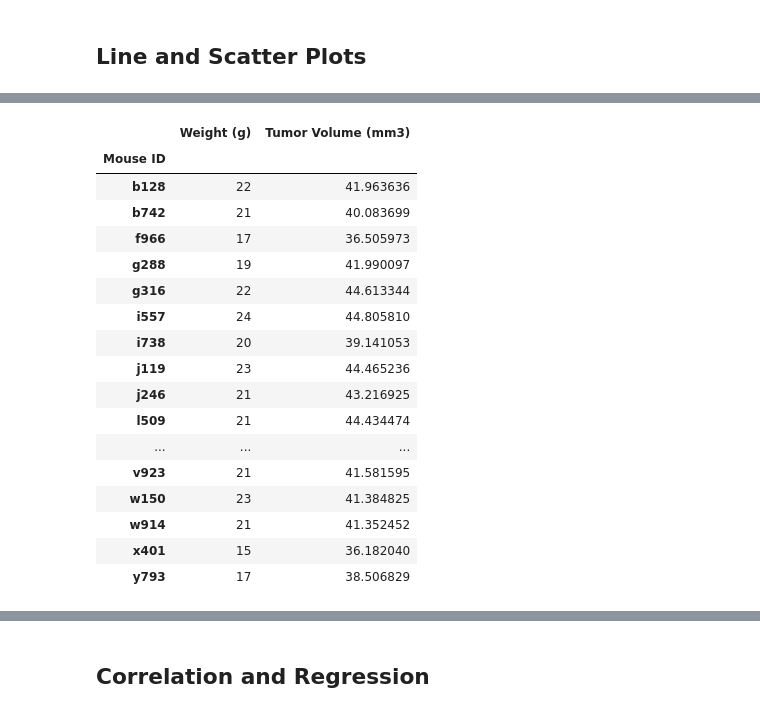
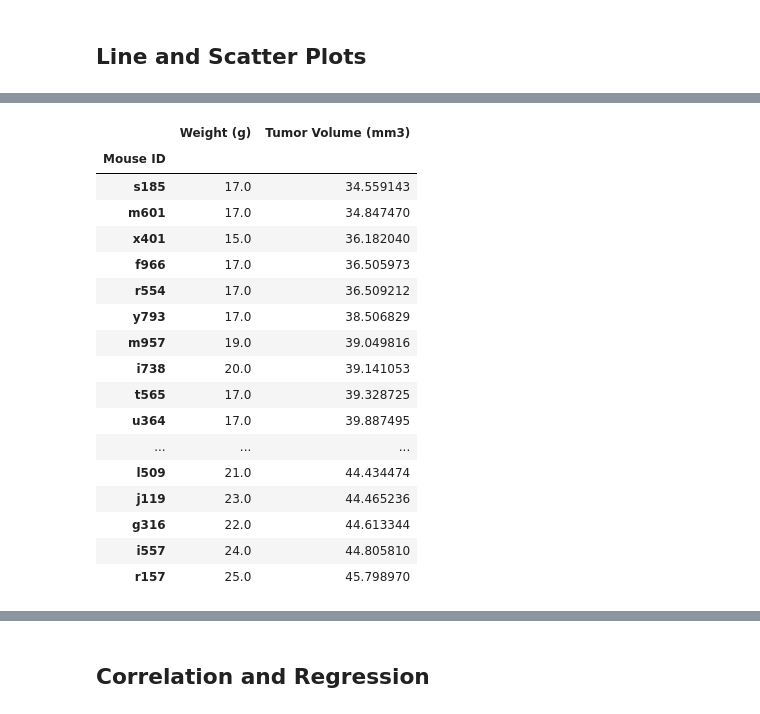
Before and after one commit to raymonddarrough/Matplotlib-Challenge, a Jupyter notebook: Pymaceuticals Code.ipynb, the cells around one changed output, grey strips where cells are left out. Saved outputs shown, nothing was run; the diff lists cells and outputs as text; code cells hidden in the pictures.

```diff
--- a/Pymaceuticals Code.ipynb
+++ b/Pymaceuticals Code.ipynb
@@ -361,28 +375,29 @@ plt.show()
 # %%
 capomulin_mouse = clean_df.loc[clean_df['Drug Regimen']=='Capomulin']
 
 capomulin_final = capomulin_mouse.groupby(by = 'Mouse ID')[['Weight (g)', 'Tumor Volume (mm3)']].mean()
 
-capomulin_final
+
+capomulin_final.sort_values(by='Tumor Volume (mm3)', ascending=True)
 # %% [output]
 |  | Weight (g) | Tumor Volume (mm3) |
 | Mouse ID |  |  |
-| b128 | 22 | 41.963636 |
-| b742 | 21 | 40.083699 |
-| f966 | 17 | 36.505973 |
-| g288 | 19 | 41.990097 |
-| g316 | 22 | 44.613344 |
-| i557 | 24 | 44.805810 |
-| i738 | 20 | 39.141053 |
-| j119 | 23 | 44.465236 |
-| j246 | 21 | 43.216925 |
-| l509 | 21 | 44.434474 |
+| s185 | 17.0 | 34.559143 |
+| m601 | 17.0 | 34.847470 |
+| x401 | 15.0 | 36.182040 |
+| f966 | 17.0 | 36.505973 |
+| r554 | 17.0 | 36.509212 |
+| y793 | 17.0 | 38.506829 |
+| m957 | 19.0 | 39.049816 |
+| i738 | 20.0 | 39.141053 |
+| t565 | 17.0 | 39.328725 |
+| u364 | 17.0 | 39.887495 |
 | ... | ... | ... |
-| v923 | 21 | 41.581595 |
-| w150 | 23 | 41.384825 |
-| w914 | 21 | 41.352452 |
-| x401 | 15 | 36.182040 |
-| y793 | 17 | 38.506829 |
+| l509 | 21.0 | 44.434474 |
+| j119 | 23.0 | 44.465236 |
+| g316 | 22.0 | 44.613344 |
+| i557 | 24.0 | 44.805810 |
+| r157 | 25.0 | 45.798970 |
 # %%
 # Generate a scatter plot of mouse weight vs. the average observed tumor volume for the entire Capomulin regimen
 
```
Also changed, not shown: parts of 12 cells of this notebook.
